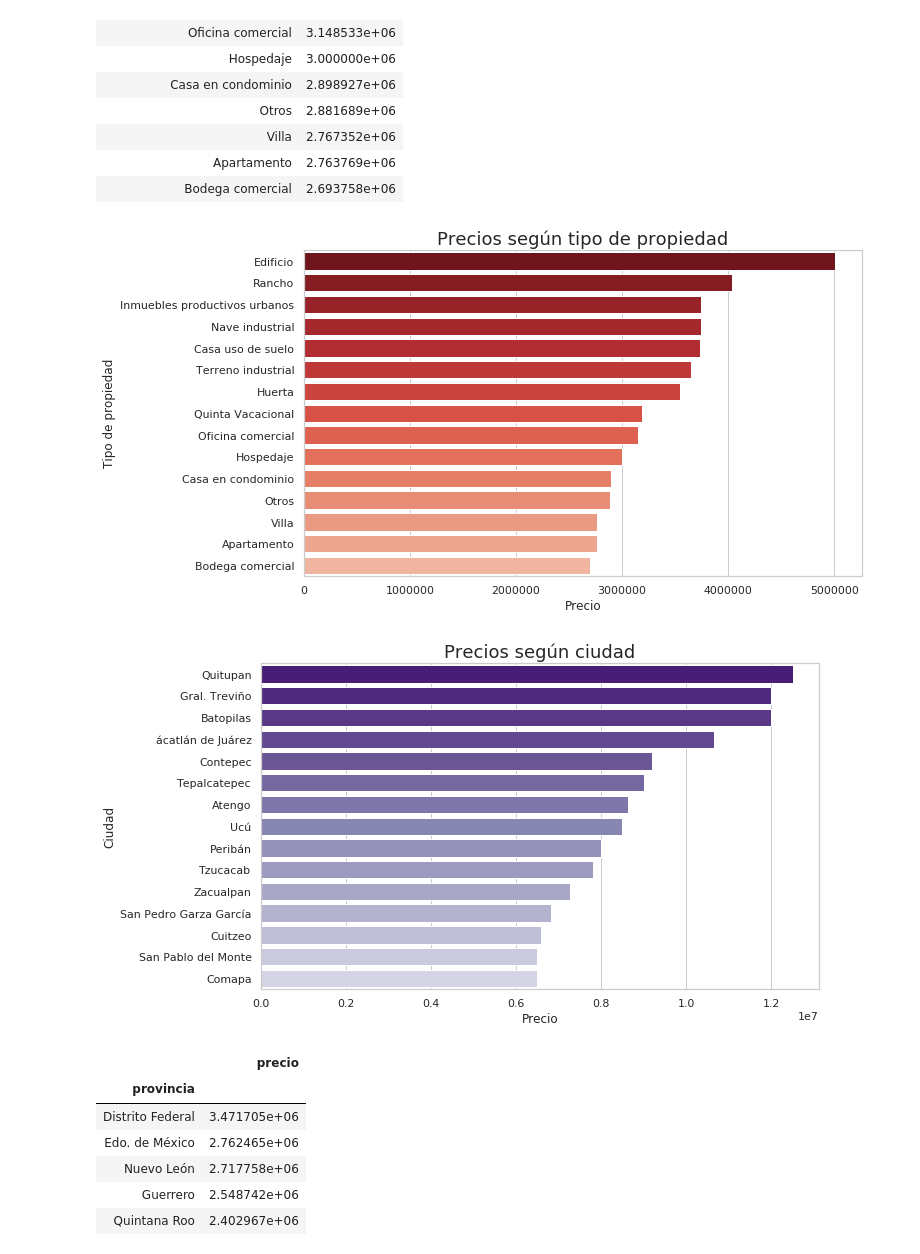
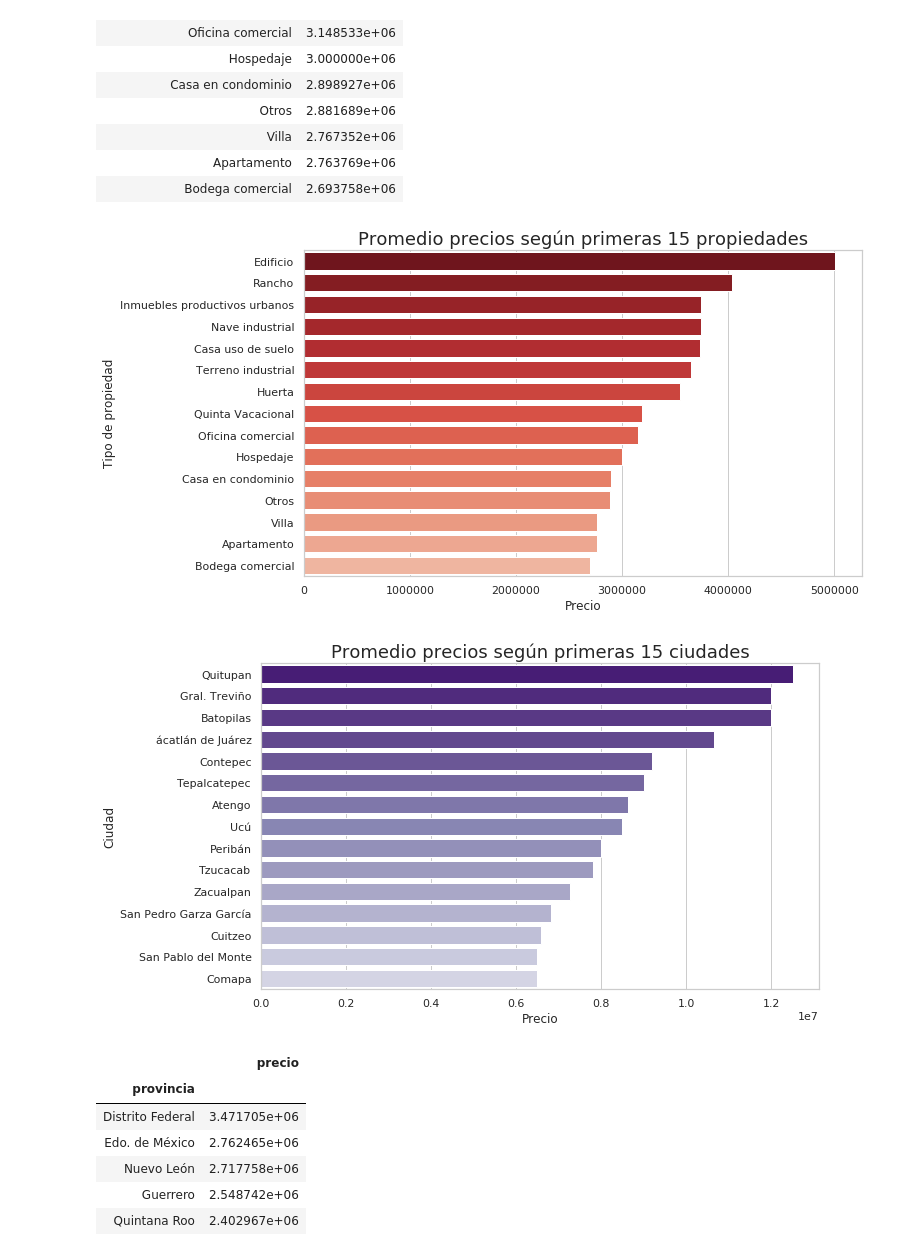
Before and after one commit to camilaserra5/7506-organizacion-de-datos, a Jupyter notebook: conclusionesPrecio.ipynb, the cells around one changed output. Cells and saved outputs as stored; diff of their text form; code cells hidden in the pictures.

```diff
--- a/conclusionesPrecio.ipynb
+++ b/conclusionesPrecio.ipynb
@@ -60,19 +54,19 @@ df_propiedad
 # %%
 plt.figure(figsize=(10, 6))
 g = sns.barplot(y=df_propiedad.reset_index().tipodepropiedad, x=df_propiedad.reset_index().precio, palette=sns.color_palette('Reds_r',20))
-g.set_title('Precios según tipo de propiedad', fontsize=18);
+g.set_title('Promedio precios según primeras 15 propiedades', fontsize=18);
 g.set_xlabel('Precio');
 g.set_ylabel('Tipo de propiedad');
 # %% [output]
-[figure, old version]
+[figure, new version]
 # %%
 plt.figure(figsize=(10, 6))
 g = sns.barplot(y=df_ciudad.reset_index().ciudad, x=df_ciudad.reset_index().precio, palette=sns.color_palette('Purples_r',20))
-g.set_title('Precios según ciudad', fontsize=18);
+g.set_title('Promedio precios según primeras 15 ciudades', fontsize=18);
 g.set_xlabel('Precio');
 g.set_ylabel('Ciudad');
 # %% [output]
-[figure, old version]
+[figure, new version]
 # %%
 df_provincia = df.groupby(['provincia']).agg({'precio':'mean'})
 df_provincia = df_provincia.sort_values(ascending=False, by = ['precio'])
```
Also changed, not shown: parts of 3 cells of this notebook.
